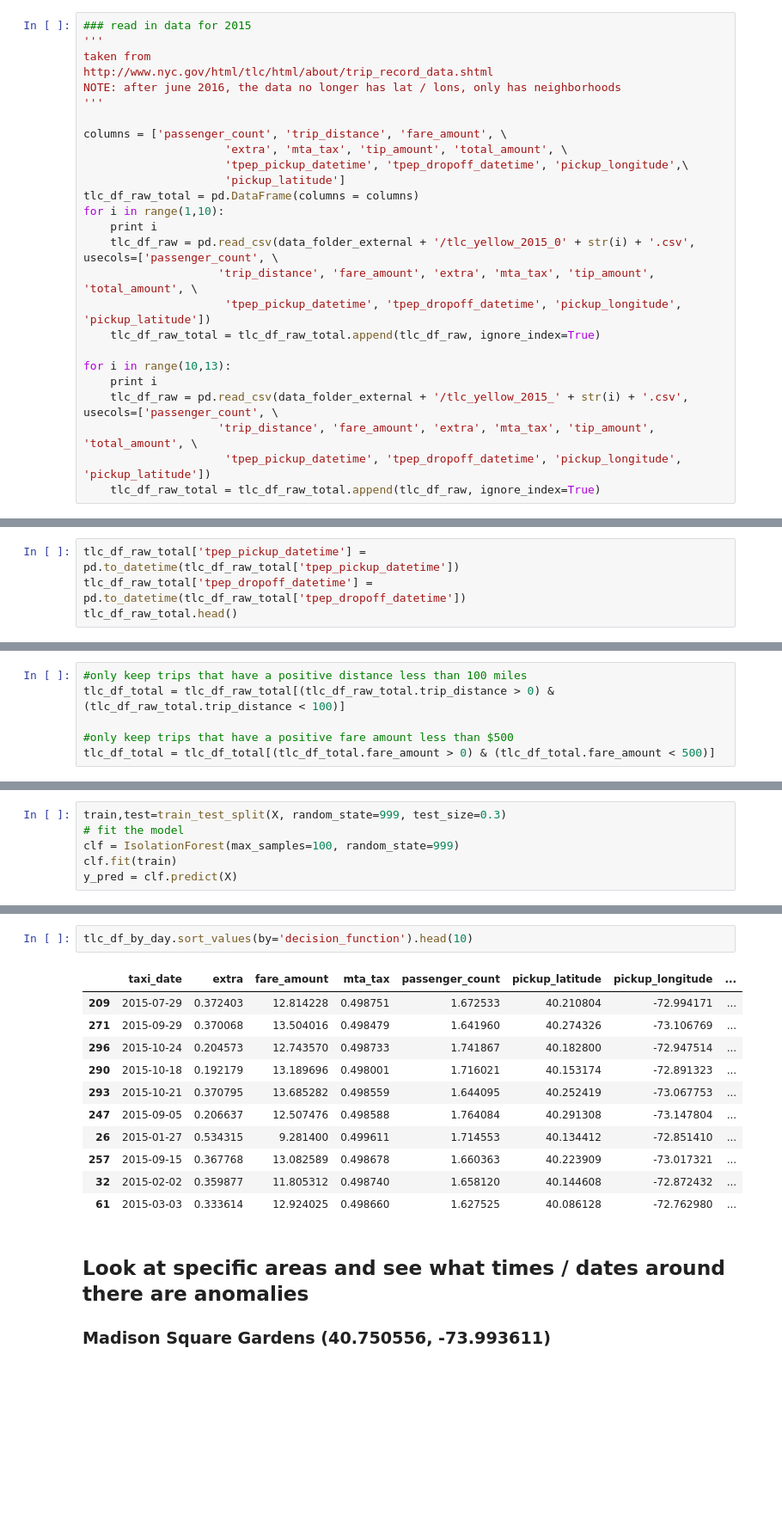
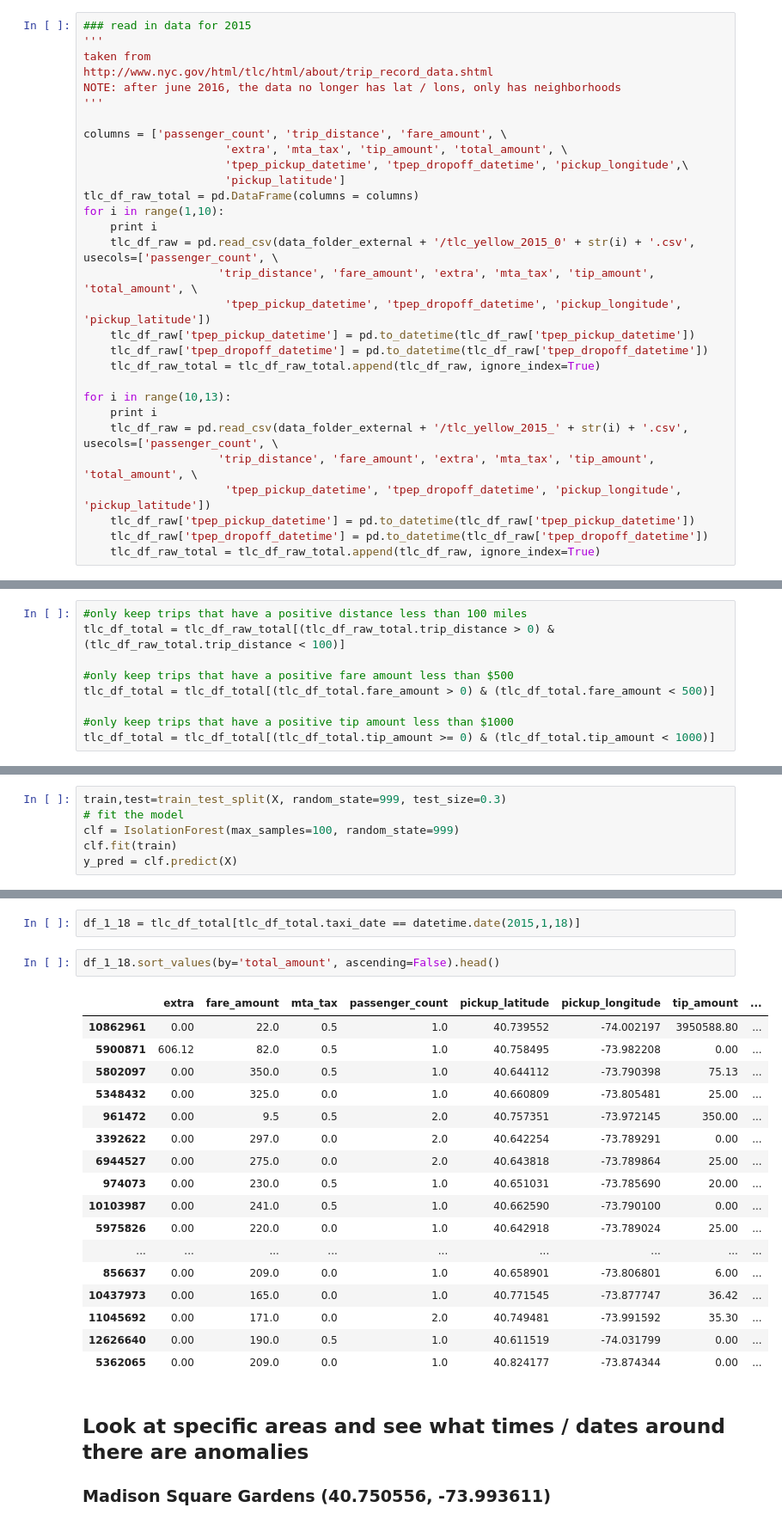
Before and after one commit to gperrin12/anomaly_detection_NYC_transit, a Jupyter notebook: TLC_anomaly_detection_2015_042717.ipynb, the cells around one changed output, grey strips where cells are left out. Shown at 86% size. Saved outputs shown, nothing was run; the diff lists cells and outputs as text; blank space fills up the shorter version.

```diff
--- a/TLC_anomaly_detection_2015_042717.ipynb
+++ b/TLC_anomaly_detection_2015_042717.ipynb
@@ -87,6 +87,8 @@ for i in range(1,10):
     tlc_df_raw = pd.read_csv(data_folder_external + '/tlc_yellow_2015_0' + str(i) + '.csv', usecols=['passenger_count', \
                     'trip_distance', 'fare_amount', 'extra', 'mta_tax', 'tip_amount', 'total_amount', \
                      'tpep_pickup_datetime', 'tpep_dropoff_datetime', 'pickup_longitude', 'pickup_latitude'])
+    tlc_df_raw['tpep_pickup_datetime'] = pd.to_datetime(tlc_df_raw['tpep_pickup_datetime'])
+    tlc_df_raw['tpep_dropoff_datetime'] = pd.to_datetime(tlc_df_raw['tpep_dropoff_datetime'])
     tlc_df_raw_total = tlc_df_raw_total.append(tlc_df_raw, ignore_index=True)
 
 for i in range(10,13):
@@ -94,6 +96,8 @@ for i in range(10,13):
     tlc_df_raw = pd.read_csv(data_folder_external + '/tlc_yellow_2015_' + str(i) + '.csv', usecols=['passenger_count', \
                     'trip_distance', 'fare_amount', 'extra', 'mta_tax', 'tip_amount', 'total_amount', \
                      'tpep_pickup_datetime', 'tpep_dropoff_datetime', 'pickup_longitude', 'pickup_latitude'])
+    tlc_df_raw['tpep_pickup_datetime'] = pd.to_datetime(tlc_df_raw['tpep_pickup_datetime'])
+    tlc_df_raw['tpep_dropoff_datetime'] = pd.to_datetime(tlc_df_raw['tpep_dropoff_datetime'])
     tlc_df_raw_total = tlc_df_raw_total.append(tlc_df_raw, ignore_index=True)
 # %% [output]
 1
@@ -115,4 +118,0 @@ len(tlc_df_raw_total)
-# %%
-tlc_df_raw_total['tpep_pickup_datetime'] = pd.to_datetime(tlc_df_raw_total['tpep_pickup_datetime'])
-tlc_df_raw_total['tpep_dropoff_datetime'] = pd.to_datetime(tlc_df_raw_total['tpep_dropoff_datetime'])
-tlc_df_raw_total.head()
@@ -151,6 +156,9 @@ tlc_df_total = tlc_df_raw_total[(tlc_df_raw_total.trip_distance > 0) & (tlc_df_r
 
 #only keep trips that have a positive fare amount less than $500
 tlc_df_total = tlc_df_total[(tlc_df_total.fare_amount > 0) & (tlc_df_total.fare_amount < 500)]
+
+#only keep trips that have a positive tip amount less than $1000
+tlc_df_total = tlc_df_total[(tlc_df_total.tip_amount >= 0) & (tlc_df_total.tip_amount < 1000)]
 # %%
 len(tlc_df_total) * 1.0 / len(tlc_df_raw_total)
 # %% [output]
@@ -421,17 +368,25 @@ tlc_df_by_day['decision_function'] = clf.decision_function(X)
+# %%
+df_1_18 = tlc_df_total[tlc_df_total.taxi_date == datetime.date(2015,1,18)]
 # %%
-tlc_df_by_day.sort_values(by='decision_function').head(10)
+df_1_18.sort_values(by='total_amount', ascending=False).head()
 # %% [output]
-|  | taxi_date | extra | fare_amount | mta_tax | passenger_count | pickup_latitude | pickup_longitude | ... |
-| 209 | 2015-07-29 | 0.372403 | 12.814228 | 0.498751 | 1.672533 | 40.210804 | -72.994171 | ... |
-| 271 | 2015-09-29 | 0.370068 | 13.504016 | 0.498479 | 1.641960 | 40.274326 | -73.106769 | ... |
-| 296 | 2015-10-24 | 0.204573 | 12.743570 | 0.498733 | 1.741867 | 40.182800 | -72.947514 | ... |
-| 290 | 2015-10-18 | 0.192179 | 13.189696 | 0.498001 | 1.716021 | 40.153174 | -72.891323 | ... |
-| 293 | 2015-10-21 | 0.370795 | 13.685282 | 0.498559 | 1.644095 | 40.252419 | -73.067753 | ... |
-| 247 | 2015-09-05 | 0.206637 | 12.507476 | 0.498588 | 1.764084 | 40.291308 | -73.147804 | ... |
-| 26 | 2015-01-27 | 0.534315 | 9.281400 | 0.499611 | 1.714553 | 40.134412 | -72.851410 | ... |
-| 257 | 2015-09-15 | 0.367768 | 13.082589 | 0.498678 | 1.660363 | 40.223909 | -73.017321 | ... |
-| 32 | 2015-02-02 | 0.359877 | 11.805312 | 0.498740 | 1.658120 | 40.144608 | -72.872432 | ... |
-| 61 | 2015-03-03 | 0.333614 | 12.924025 | 0.498660 | 1.627525 | 40.086128 | -72.762980 | ... |
+|  | extra | fare_amount | mta_tax | passenger_count | pickup_latitude | pickup_longitude | tip_amount | ... |
+| 10862961 | 0.00 | 22.0 | 0.5 | 1.0 | 40.739552 | -74.002197 | 3950588.80 | ... |
+| 5900871 | 606.12 | 82.0 | 0.5 | 1.0 | 40.758495 | -73.982208 | 0.00 | ... |
+| 5802097 | 0.00 | 350.0 | 0.5 | 1.0 | 40.644112 | -73.790398 | 75.13 | ... |
+| 5348432 | 0.00 | 325.0 | 0.0 | 1.0 | 40.660809 | -73.805481 | 25.00 | ... |
+| 961472 | 0.00 | 9.5 | 0.5 | 2.0 | 40.757351 | -73.972145 | 350.00 | ... |
+| 3392622 | 0.00 | 297.0 | 0.0 | 2.0 | 40.642254 | -73.789291 | 0.00 | ... |
+| 6944527 | 0.00 | 275.0 | 0.0 | 2.0 | 40.643818 | -73.789864 | 25.00 | ... |
+| 974073 | 0.00 | 230.0 | 0.5 | 1.0 | 40.651031 | -73.785690 | 20.00 | ... |
+| 10103987 | 0.00 | 241.0 | 0.5 | 1.0 | 40.662590 | -73.790100 | 0.00 | ... |
+| 5975826 | 0.00 | 220.0 | 0.0 | 1.0 | 40.642918 | -73.789024 | 25.00 | ... |
+| ... | ... | ... | ... | ... | ... | ... | ... | ... |
+| 856637 | 0.00 | 209.0 | 0.0 | 1.0 | 40.658901 | -73.806801 | 6.00 | ... |
+| 10437973 | 0.00 | 165.0 | 0.0 | 1.0 | 40.771545 | -73.877747 | 36.42 | ... |
+| 11045692 | 0.00 | 171.0 | 0.0 | 2.0 | 40.749481 | -73.991592 | 35.30 | ... |
+| 12626640 | 0.00 | 190.0 | 0.5 | 1.0 | 40.611519 | -74.031799 | 0.00 | ... |
+| 5362065 | 0.00 | 209.0 | 0.0 | 1.0 | 40.824177 | -73.874344 | 0.00 | ... |
 # %% [markdown]
 ## Look at specific areas and see what times / dates around there are anomalies
 ### Madison Square Gardens (40.750556, -73.993611)
```
Also changed, not shown: parts of 113 cells of this notebook.
